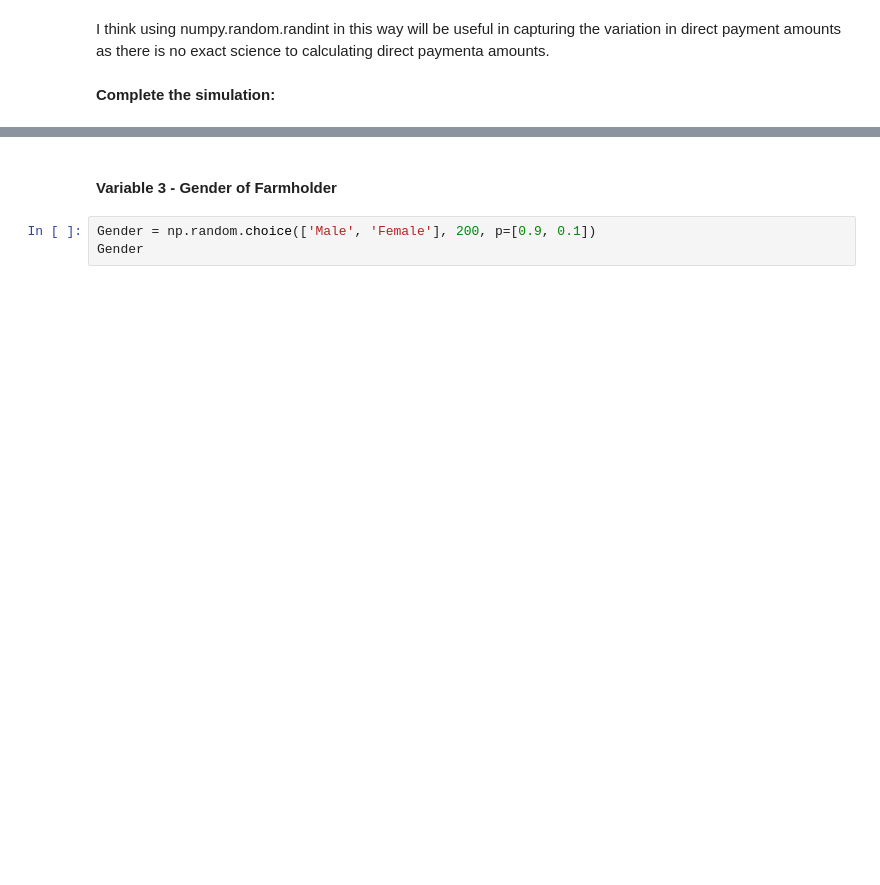
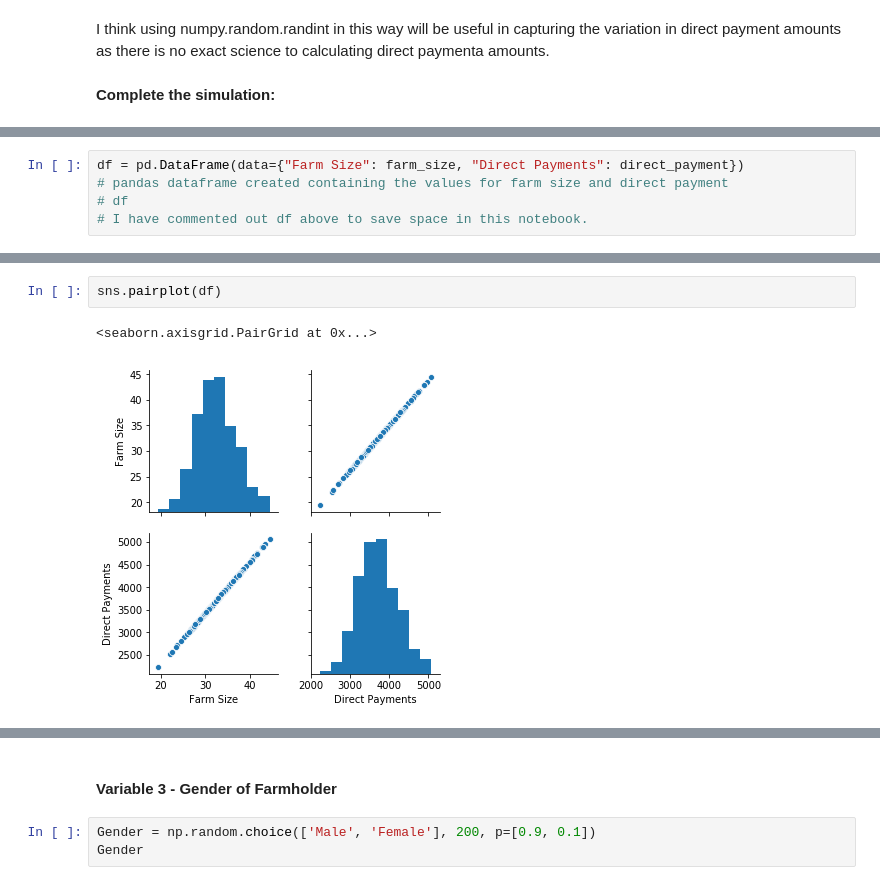
Before and after one commit to johndunne2019/PDA-Project-Data-Simulation, a Jupyter notebook: Data-Simulation.ipynb, the cells around one changed output, grey strips where cells are left out. Saved outputs shown, nothing was run; the diff lists cells and outputs as text; blank space fills up the shorter version.

Commit message:
Seaborn pairplot and Seaborn replot relationship between farm size & direct payments

```diff
--- a/Data-Simulation.ipynb
+++ b/Data-Simulation.ipynb
@@ -623,0 +612,5 @@ array([3882.12, 3856.03, 3669.97, 4372.23, 3840.15, 3902.55, 4688.75,
+# %%
+df = pd.DataFrame(data={"Farm Size": farm_size, "Direct Payments": direct_payment})
+# pandas dataframe created containing the values for farm size and direct payment
+# df
+# I have commented out df above to save space in this notebook.
@@ -623,0 +627,5 @@ array([3882.12, 3856.03, 3669.97, 4372.23, 3840.15, 3902.55, 4688.75,
+# %%
+sns.pairplot(df)
+# %% [output]
+<seaborn.axisgrid.PairGrid at 0x...>
+[figure, added]
```
Also changed, not shown: parts of 18 cells of this notebook.
